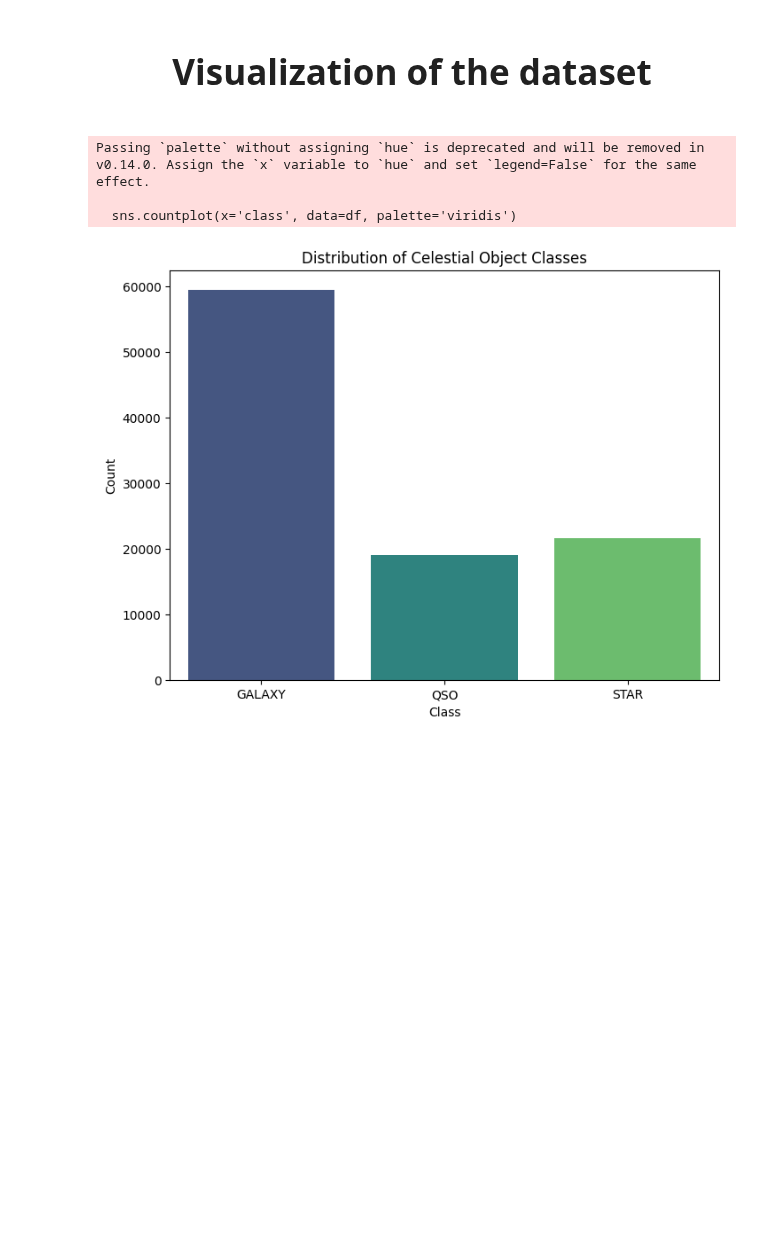
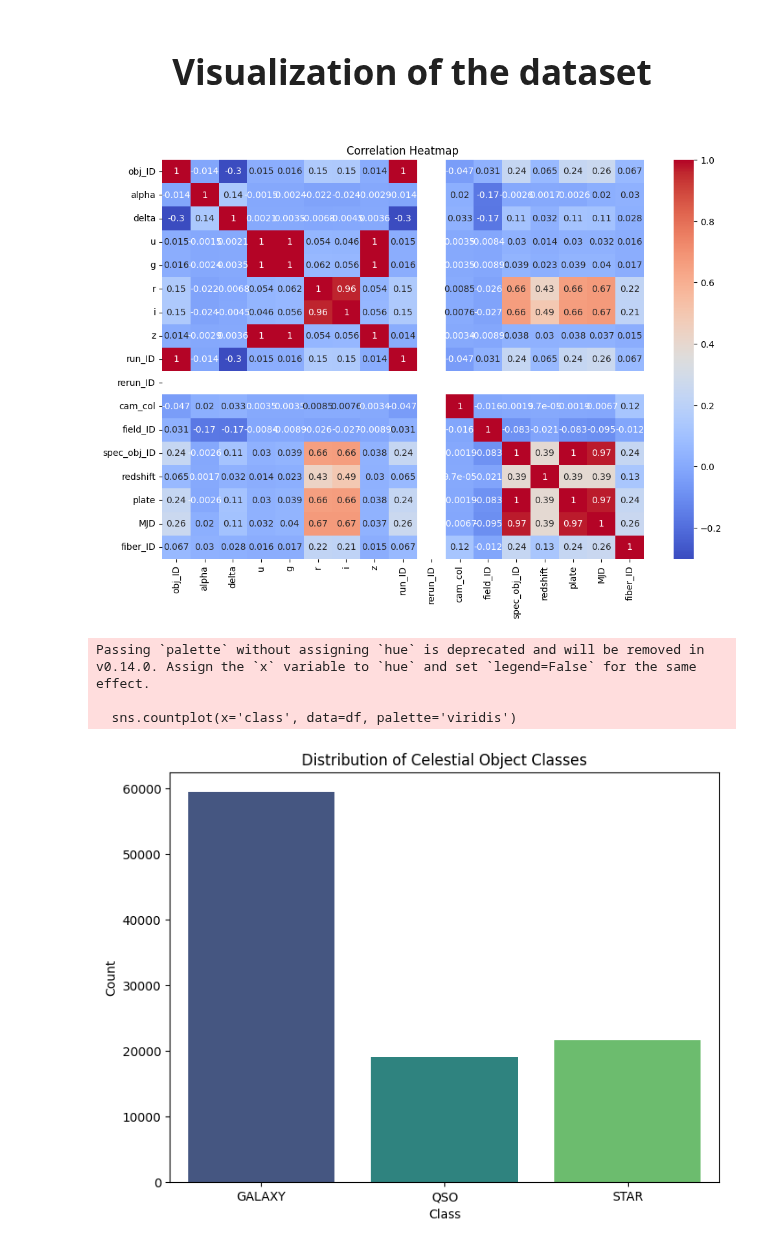
Before and after one commit to Mortti11/Deep_Learning, a Jupyter notebook: classification/classification_ann.ipynb, the cells around one changed output. Saved outputs shown, nothing was run; the diff lists cells and outputs as text; code cells hidden in the pictures; blank space fills up the shorter version.

```diff
--- a/classification/classification_ann.ipynb
+++ b/classification/classification_ann.ipynb
@@ -140,6 +178,18 @@ df.describe()
 ">
   Visualization of the dataset
 </h1>
+# %%
+# Assuming the dataset is already loaded into 'df' DataFrame
+# Step 1: Drop non-numeric columns for numeric analysis
+numeric_df = df.select_dtypes(include=['float64', 'int64'])
+
+# Step 2: Correlation Heatmap
+plt.figure(figsize=(12, 8))
+sns.heatmap(numeric_df.corr(), annot=True, cmap='coolwarm')
+plt.title("Correlation Heatmap")
+plt.show()
+# %% [output]
+[figure, added]
 # %%
 # 1. Distribution of Classes
 plt.figure(figsize=(8, 6))
```
Also changed, not shown: parts of 5 cells of this notebook.
